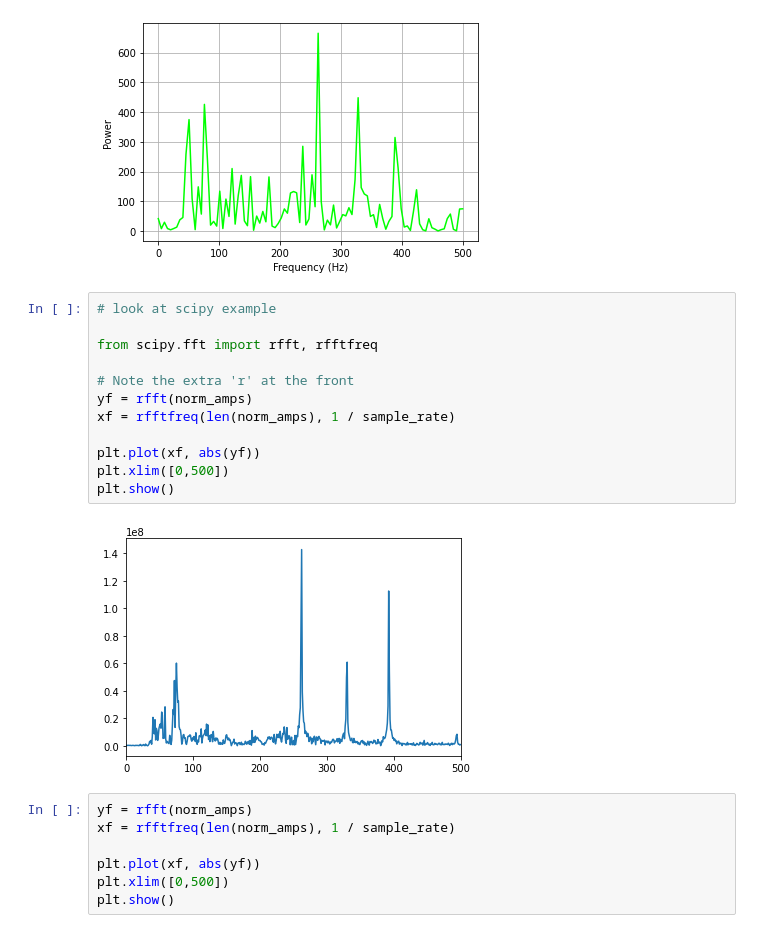
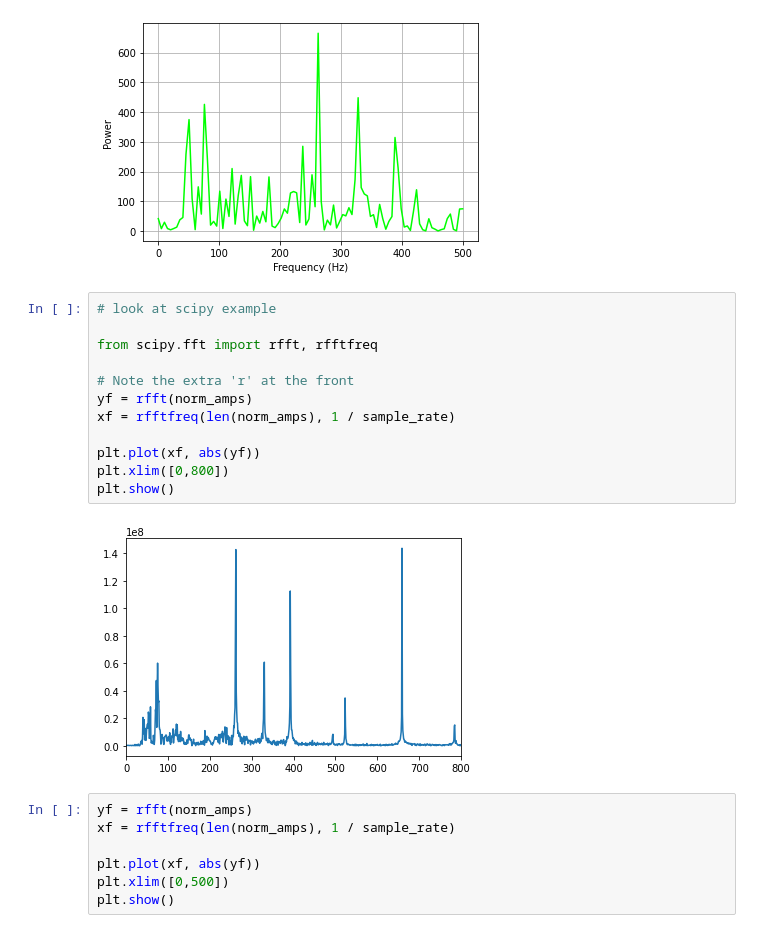
Before and after one commit to SM-Figueroa/fourier_transform, a Jupyter notebook: pipeline_visualization.ipynb, the cells around one changed output. Saved outputs shown, nothing was run; the diff lists cells and outputs as text.

```diff
--- a/pipeline_visualization.ipynb
+++ b/pipeline_visualization.ipynb
@@ -221,17 +221,17 @@ Finished in 9.250908374786377 s
 # %%
 # look at scipy example
 
 from scipy.fft import rfft, rfftfreq
 
 # Note the extra 'r' at the front
 yf = rfft(norm_amps)
 xf = rfftfreq(len(norm_amps), 1 / sample_rate)
 
 plt.plot(xf, abs(yf))
-plt.xlim([0,500])
+plt.xlim([0,800])
 plt.show()
 # %% [output]
-[figure, old version]
+[figure, new version]
 # %%
 yf = rfft(norm_amps)
 xf = rfftfreq(len(norm_amps), 1 / sample_rate)
```
Also changed, not shown: parts of 10 cells of this notebook.
